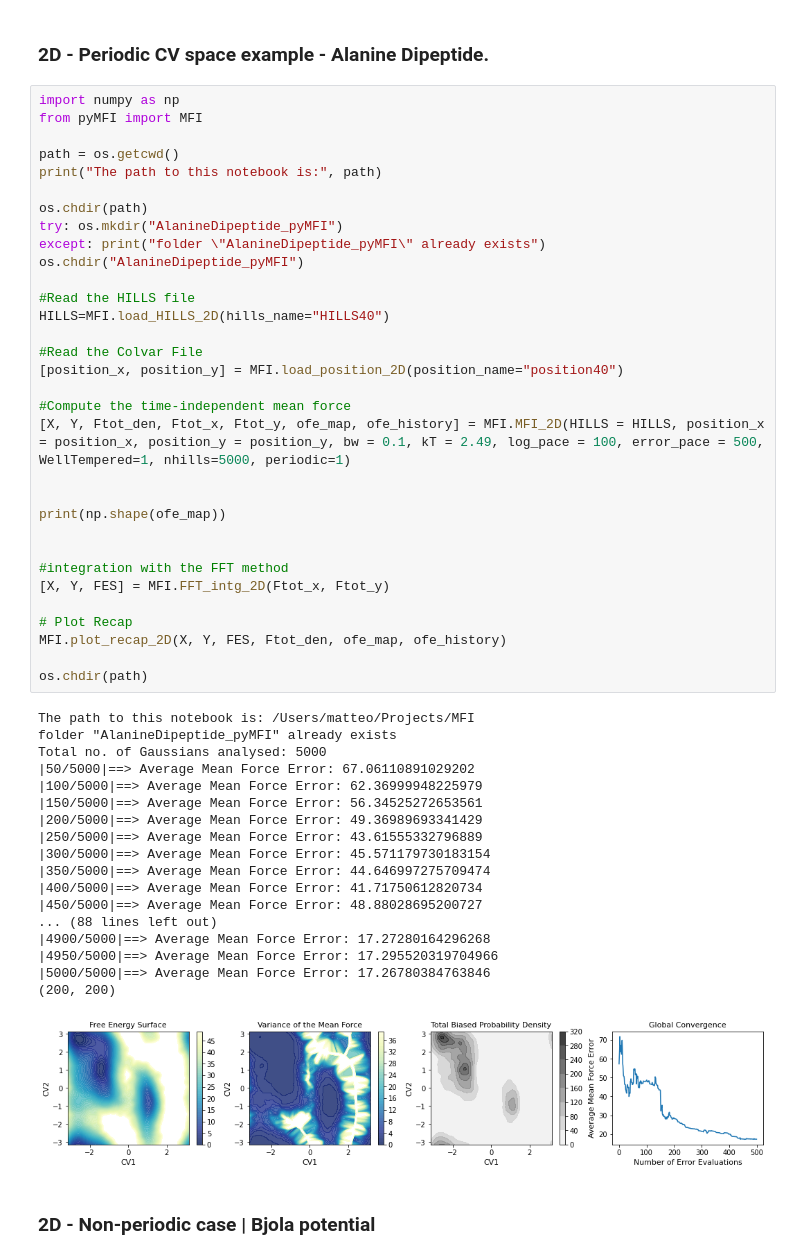
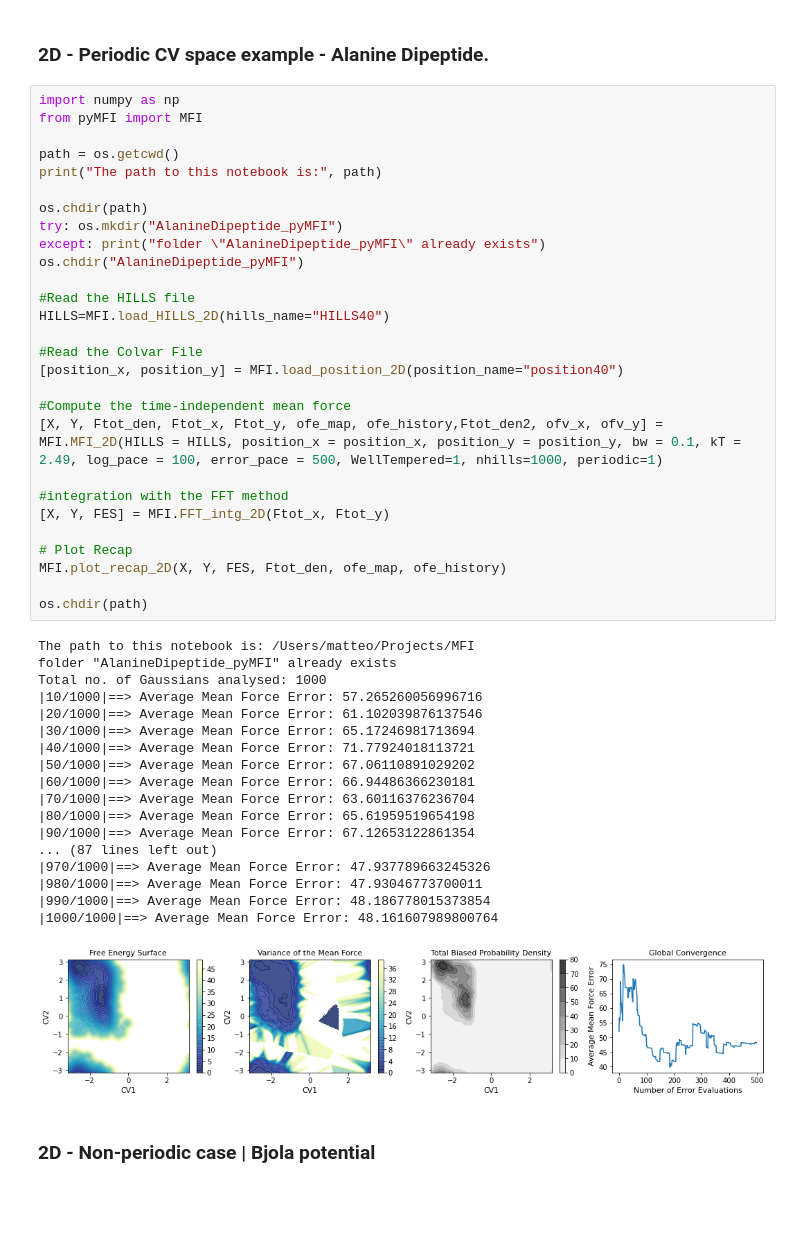
Before and after one commit to mme-ucl/MFI, a Jupyter notebook: MFI_notebook.ipynb, the cells around one changed output. Cells and saved outputs as stored; diff of their text form; blank space fills up the shorter version.

```diff
--- a/MFI_notebook.ipynb
+++ b/MFI_notebook.ipynb
@@ -7,52 +7,48 @@ Import HILLS and COLVAR files, compute the mean force and integrate using the py
 # %%
 import numpy as np
 from pyMFI import MFI
 
 path = os.getcwd()
 print("The path to this notebook is:", path)
 
 os.chdir(path)
 try: os.mkdir("AlanineDipeptide_pyMFI")
 except: print("folder \"AlanineDipeptide_pyMFI\" already exists")
 os.chdir("AlanineDipeptide_pyMFI")
 
 #Read the HILLS file
 HILLS=MFI.load_HILLS_2D(hills_name="HILLS40")
 
 #Read the Colvar File
 [position_x, position_y] = MFI.load_position_2D(position_name="position40")
 
 #Compute the time-independent mean force
-[X, Y, Ftot_den, Ftot_x, Ftot_y, ofe_map, ofe_history] = MFI.MFI_2D(HILLS = HILLS, position_x = position_x, position_y = position_y, bw = 0.1, kT = 2.49, log_pace = 100, error_pace = 500, WellTempered=1, nhills=5000, periodic=1)
-
-
-print(np.shape(ofe_map))
-
+[X, Y, Ftot_den, Ftot_x, Ftot_y, ofe_map, ofe_history,Ftot_den2, ofv_x, ofv_y] = MFI.MFI_2D(HILLS = HILLS, position_x = position_x, position_y = position_y, bw = 0.1, kT = 2.49, log_pace = 100, error_pace = 500, WellTempered=1, nhills=1000, periodic=1)
 
 #integration with the FFT method
 [X, Y, FES] = MFI.FFT_intg_2D(Ftot_x, Ftot_y)
 
 # Plot Recap
 MFI.plot_recap_2D(X, Y, FES, Ftot_den, ofe_map, ofe_history)
 
 os.chdir(path)
 # %% [output]
 The path to this notebook is: /Users/matteo/Projects/MFI
 folder "AlanineDipeptide_pyMFI" already exists
-Total no. of Gaussians analysed: 5000
-|50/5000|==> Average Mean Force Error: 67.06110891029202
-|100/5000|==> Average Mean Force Error: 62.36999948225979
-|150/5000|==> Average Mean Force Error: 56.34525272653561
-|200/5000|==> Average Mean Force Error: 49.36989693341429
-|250/5000|==> Average Mean Force Error: 43.61555332796889
-|300/5000|==> Average Mean Force Error: 45.571179730183154
-|350/5000|==> Average Mean Force Error: 44.646997275709474
-|400/5000|==> Average Mean Force Error: 41.71750612820734
-|450/5000|==> Average Mean Force Error: 48.88028695200727
-... (88 lines left out)
-|4900/5000|==> Average Mean Force Error: 17.27280164296268
-|4950/5000|==> Average Mean Force Error: 17.295520319704966
-|5000/5000|==> Average Mean Force Error: 17.26780384763846
-(200, 200)
+Total no. of Gaussians analysed: 1000
+|10/1000|==> Average Mean Force Error: 57.265260056996716
+|20/1000|==> Average Mean Force Error: 61.102039876137546
+|30/1000|==> Average Mean Force Error: 65.17246981713694
+|40/1000|==> Average Mean Force Error: 71.77924018113721
+|50/1000|==> Average Mean Force Error: 67.06110891029202
+|60/1000|==> Average Mean Force Error: 66.94486366230181
+|70/1000|==> Average Mean Force Error: 63.60116376236704
+|80/1000|==> Average Mean Force Error: 65.61959519654198
+|90/1000|==> Average Mean Force Error: 67.12653122861354
+... (87 lines left out)
+|970/1000|==> Average Mean Force Error: 47.937789663245326
+|980/1000|==> Average Mean Force Error: 47.93046773700011
+|990/1000|==> Average Mean Force Error: 48.186778015373854
+|1000/1000|==> Average Mean Force Error: 48.161607989800764
-[figure, old version]
+[figure, new version]
 # %% [markdown]
```
Also changed, not shown: parts of 5 cells of this notebook, 59 other files.
